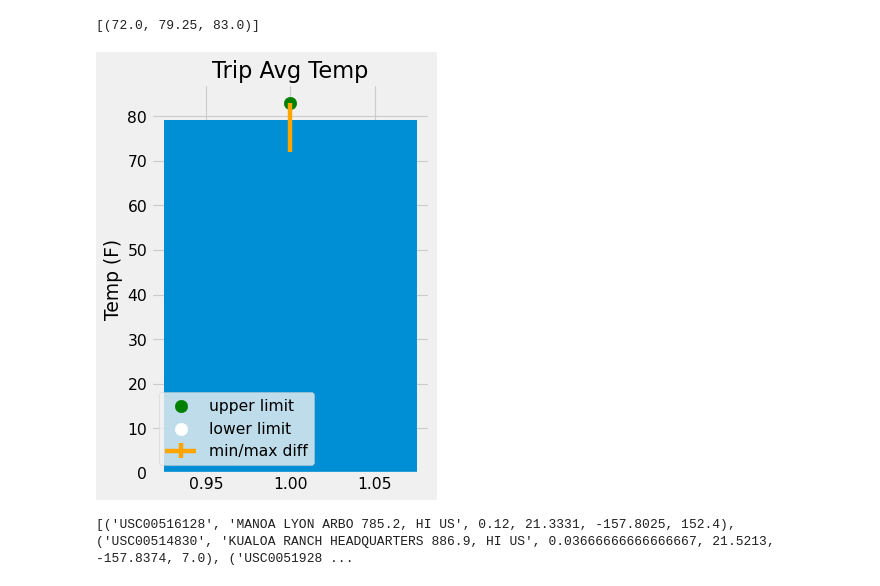
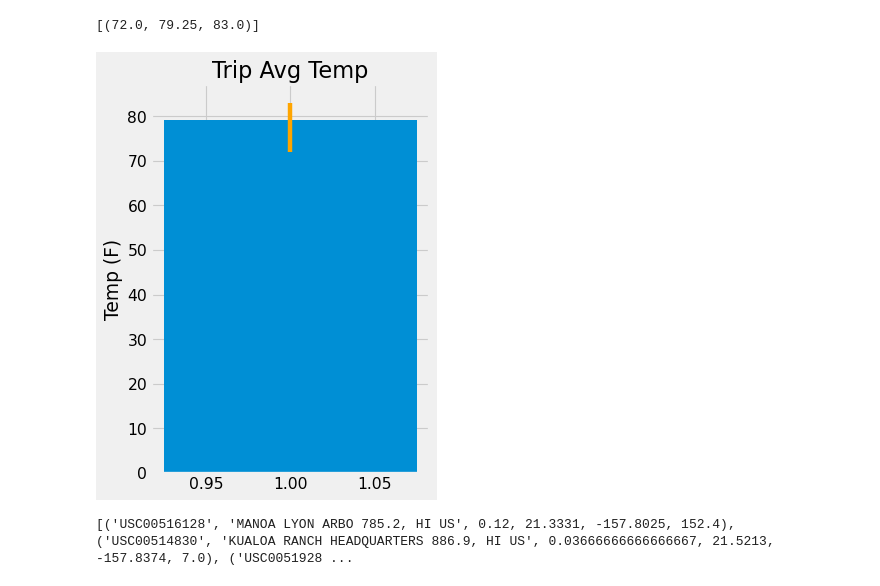
Before and after one commit to afreedman4564/SQLAlchemy-Challenge, a Jupyter notebook: queries/SurfsUp.ipynb, the cells around one changed output. Cells and saved outputs as stored; diff of their text form; code cells hidden in the pictures.

```diff
--- a/queries/SurfsUp.ipynb
+++ b/queries/SurfsUp.ipynb
@@ -446,25 +446,25 @@ print(calc_temps('2017-08-01', '2017-08-07'))
 # %%
 x = 1
 y = 79.25
 err = np.array([[72],
                 [83]])
 
 err2 = np.zeros_like(err).astype(float)
 err2[0,:] = y - err[0,:]
 err2[1,:] = err[1,:] - y
 
 # figure();
 plt.figure(figsize=(4, 6), dpi=80)
-plt.scatter(x, err[1], c='g', label="upper limit", marker = "o", s=125)
-plt.scatter(x, err[0], c='white', label="lower limit", marker = "o", s=125)
+# plt.scatter(x, err[1], c='g', label="upper limit", marker = "o", s=125)
+plt.scatter(x, err[0], c='g', label="lower limit", marker = "o", s=125)
 plt.bar(x, y, width = 0.15)
 plt.errorbar(x, y, yerr=err2, label="min/max diff", color = "orange")
-plt.legend(loc = "best")
+# plt.legend(loc = "best")
 plt.title("Trip Avg Temp")
 plt.ylabel("Temp (F)")
 plt.show()
 # %% [output]
-[figure, old version]
+[figure, new version]
 # %%
 def calc_temps(start_date, end_date):
 
```
